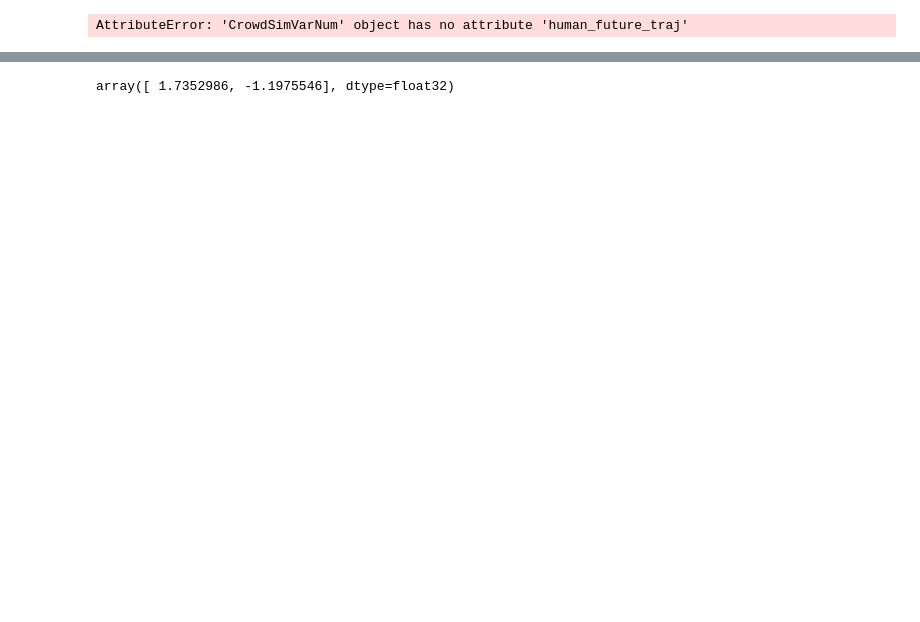
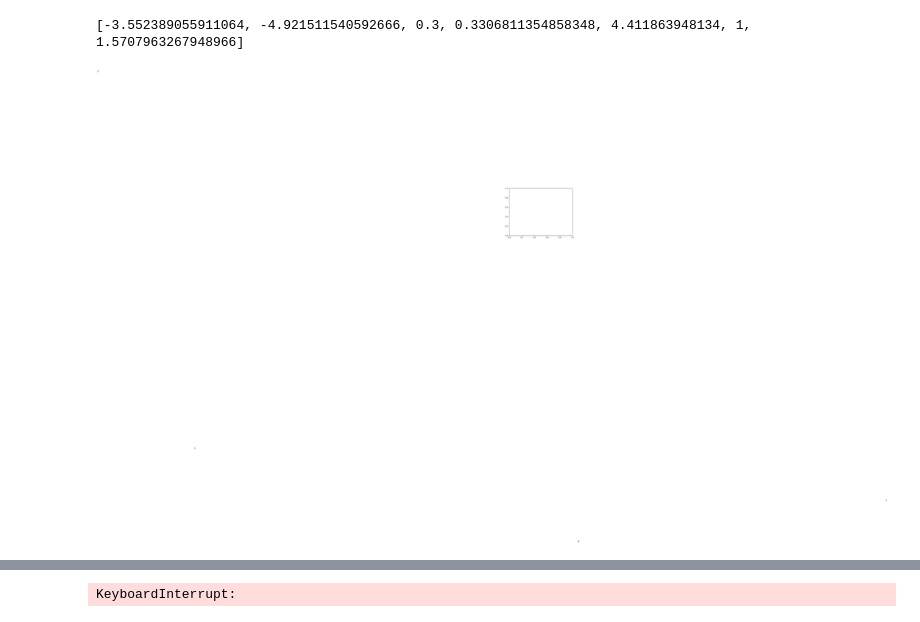
Before and after one commit to Kai-X-Org/CrowdNav_Prediction_AttnGraph, a Jupyter notebook: TestSimulator.ipynb, the cells around one changed output, grey strips where cells are left out. Saved outputs shown, nothing was run; the diff lists cells and outputs as text; code cells hidden in the pictures; blank space fills up the shorter version.

```diff
--- a/TestSimulator.ipynb
+++ b/TestSimulator.ipynb
@@ -4,6 +7,5 @@ from crowd_sim.envs import CrowdSim, CrowdSimVarNum
 # %%
-config = ConfigNoArgs()
-env = CrowdSimVarNum()
+env = CrowdSimPred()
 env.configure(config)
 env.thisSeed=0
 env.nenv=1
@@ -44,12 +26,17 @@ plt.show()
 env.render_axis = ax
 # %%
 observation = env.reset()
-for _ in range(1000):
+for i in range(1000):
+    #env.calc_human_future_traj('truth')
     action = env.action_space.sample()  # User-defined policy function
-    observation, reward, terminated, truncated, info = env.step(action)
+    observation, reward, terminated, info = env.step(action)
+    if i % 10 == 0:
+        print(observation['robot_node'])
+
     env.render()
-    if terminated or truncated:
-        observation, info = env.reset()
+    if terminated:
+        observation = env.reset()
 env.close()
 # %% [output]
-AttributeError: 'CrowdSimVarNum' object has no attribute 'human_future_traj'
+[-3.552389055911064, -4.921511540592666, 0.3, 0.3306811354858348, 4.411863948134, 1, 1.5707963267948966]
+[figure, added]
@@ -56,4 +45 @@ AttributeError: 'CrowdSimVarNum' object has no attribute 'human_future_traj'
+KeyboardInterrupt:
-# %%
-env.action_space.sample()
-# %% [output]
-array([ 1.7352986, -1.1975546], dtype=float32)
```
Also changed, not shown: parts of 5 cells of this notebook, 1 other file.
